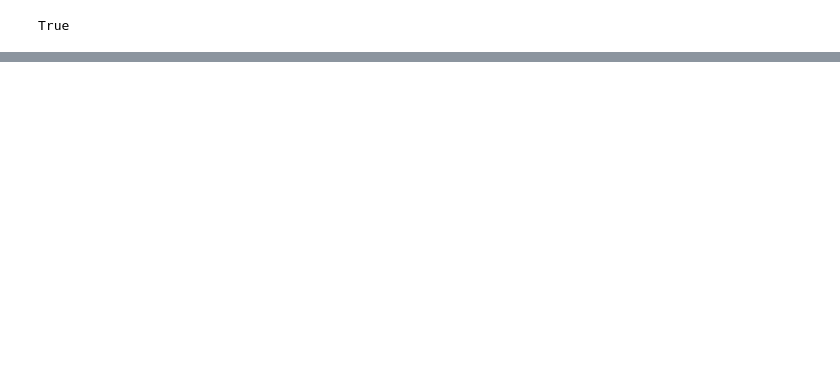
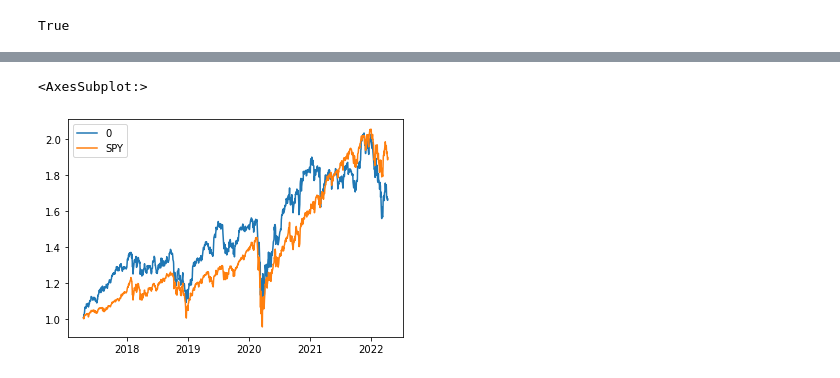
Before and after one commit to Nithy29/Responsible_Investor, a Jupyter notebook: analysis.ipynb, the cells around one changed output, grey strips where cells are left out. Saved outputs shown, nothing was run; the diff lists cells and outputs as text; code cells hidden in the pictures; blank space fills up the shorter version.

```diff
--- a/analysis.ipynb
+++ b/analysis.ipynb
@@ -78,0 +126,5 @@ portfolio
+# %%
+comparison.plot()
+# %% [output]
+<AxesSubplot:>
+[figure, added]
```
Also changed, not shown: parts of 19 cells of this notebook.
